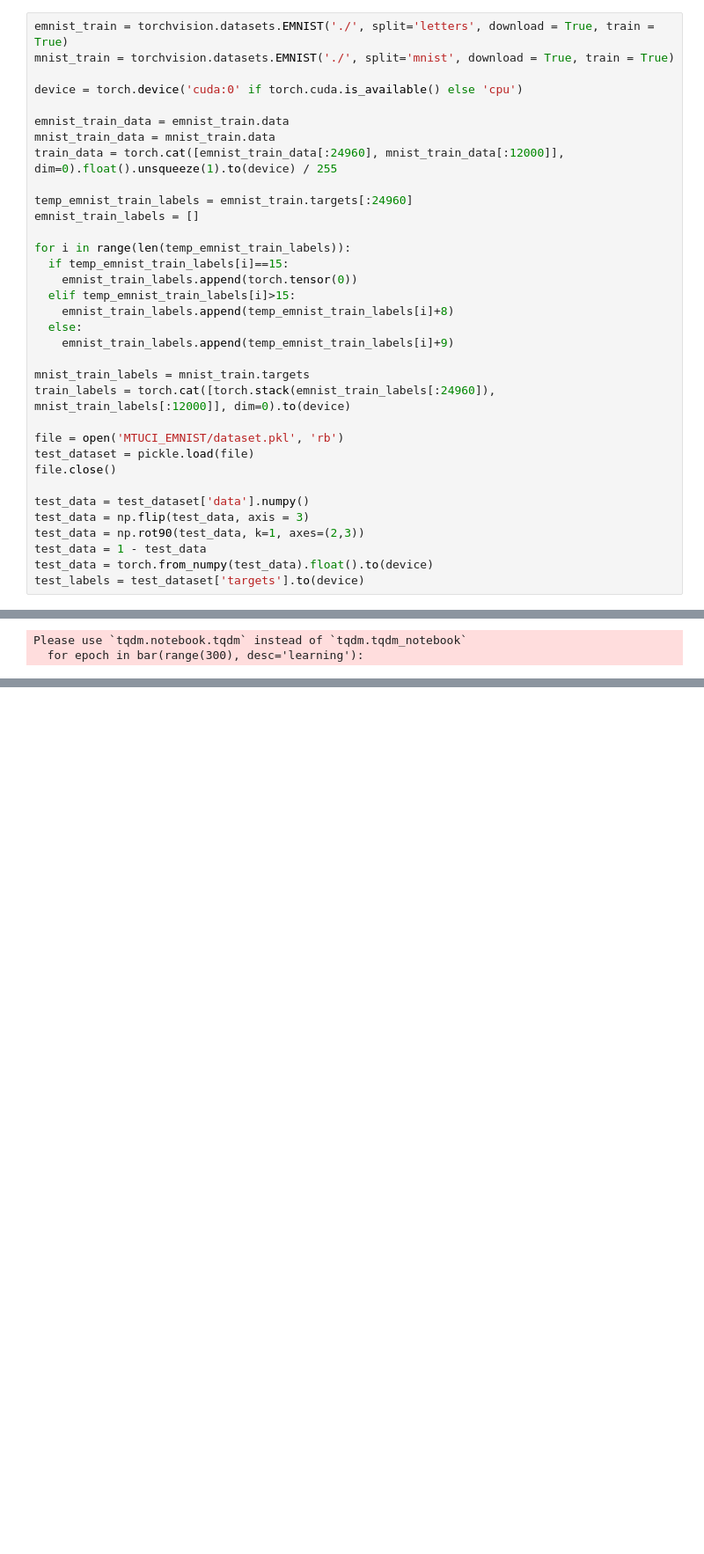
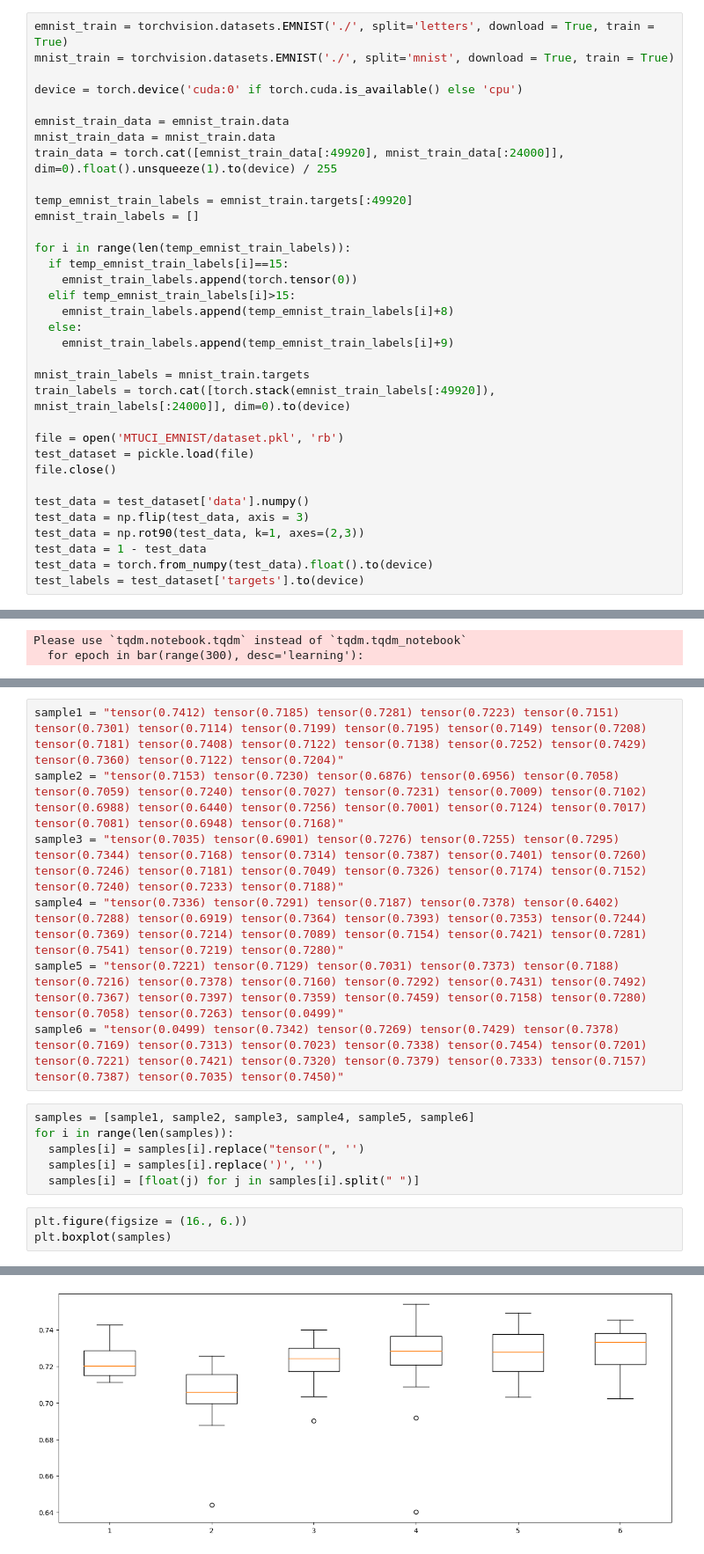
Before and after one commit to KORALLLL/MTUCI_EMNIST, a Jupyter notebook: notebooks/week2/ResearchOfDifferentConvLayers.ipynb, the cells around one changed output, grey strips where cells are left out. Shown at 88% size. Drawn from its saved outputs; the diff is of its cells as text; blank space fills up the shorter version.

```diff
--- a/notebooks/week2/ResearchOfDifferentConvLayers.ipynb
+++ b/notebooks/week2/ResearchOfDifferentConvLayers.ipynb
@@ -922,9 +923,9 @@ device = torch.device('cuda:0' if torch.cuda.is_available() else 'cpu')
 
 emnist_train_data = emnist_train.data
 mnist_train_data = mnist_train.data
-train_data = torch.cat([emnist_train_data[:24960], mnist_train_data[:12000]], dim=0).float().unsqueeze(1).to(device) / 255
+train_data = torch.cat([emnist_train_data[:49920], mnist_train_data[:24000]], dim=0).float().unsqueeze(1).to(device) / 255
 
-temp_emnist_train_labels = emnist_train.targets[:24960]
+temp_emnist_train_labels = emnist_train.targets[:49920]
 emnist_train_labels = []
 
 for i in range(len(temp_emnist_train_labels)):
@@ -936,7 +937,7 @@ for i in range(len(temp_emnist_train_labels)):
     emnist_train_labels.append(temp_emnist_train_labels[i]+9)
 
 mnist_train_labels = mnist_train.targets
-train_labels = torch.cat([torch.stack(emnist_train_labels[:24960]), mnist_train_labels[:12000]], dim=0).to(device)
+train_labels = torch.cat([torch.stack(emnist_train_labels[:49920]), mnist_train_labels[:24000]], dim=0).to(device)
 
 file = open('MTUCI_EMNIST/dataset.pkl', 'rb')
 test_dataset = pickle.load(file)
@@ -1566,0 +1725,17 @@ plt.plot(range(300), test_loss_history)
+# %%
+sample1 = "tensor(0.7412) tensor(0.7185) tensor(0.7281) tensor(0.7223) tensor(0.7151) tensor(0.7301) tensor(0.7114) tensor(0.7199) tensor(0.7195) tensor(0.7149) tensor(0.7208) tensor(0.7181) tensor(0.7408) tensor(0.7122) tensor(0.7138) tensor(0.7252) tensor(0.7429) tensor(0.7360) tensor(0.7122) tensor(0.7204)"
+sample2 = "tensor(0.7153) tensor(0.7230) tensor(0.6876) tensor(0.6956) tensor(0.7058) tensor(0.7059) tensor(0.7240) tensor(0.7027) tensor(0.7231) tensor(0.7009) tensor(0.7102) tensor(0.6988) tensor(0.6440) tensor(0.7256) tensor(0.7001) tensor(0.7124) tensor(0.7017) tensor(0.7081) tensor(0.6948) tensor(0.7168)"
+sample3 = "tensor(0.7035) tensor(0.6901) tensor(0.7276) tensor(0.7255) tensor(0.7295) tensor(0.7344) tensor(0.7168) tensor(0.7314) tensor(0.7387) tensor(0.7401) tensor(0.7260) tensor(0.7246) tensor(0.7181) tensor(0.7049) tensor(0.7326) tensor(0.7174) tensor(0.7152) tensor(0.7240) tensor(0.7233) tensor(0.7188)"
+sample4 = "tensor(0.7336) tensor(0.7291) tensor(0.7187) tensor(0.7378) tensor(0.6402) tensor(0.7288) tensor(0.6919) tensor(0.7364) tensor(0.7393) tensor(0.7353) tensor(0.7244) tensor(0.7369) tensor(0.7214) tensor(0.7089) tensor(0.7154) tensor(0.7421) tensor(0.7281) tensor(0.7541) tensor(0.7219) tensor(0.7280)"
+sample5 = "tensor(0.7221) tensor(0.7129) tensor(0.7031) tensor(0.7373) tensor(0.7188) tensor(0.7216) tensor(0.7378) tensor(0.7160) tensor(0.7292) tensor(0.7431) tensor(0.7492) tensor(0.7367) tensor(0.7397) tensor(0.7359) tensor(0.7459) tensor(0.7158) tensor(0.7280) tensor(0.7058) tensor(0.7263) tensor(0.0499)"
+sample6 = "tensor(0.0499) tensor(0.7342) tensor(0.7269) tensor(0.7429) tensor(0.7378) tensor(0.7169) tensor(0.7313) tensor(0.7023) tensor(0.7338) tensor(0.7454) tensor(0.7201) tensor(0.7221) tensor(0.7421) tensor(0.7320) tensor(0.7379) tensor(0.7333) tensor(0.7157) tensor(0.7387) tensor(0.7035) tensor(0.7450)"
+# %%
+samples = [sample1, sample2, sample3, sample4, sample5, sample6]
+for i in range(len(samples)):
+  samples[i] = samples[i].replace("tensor(", '')
+  samples[i] = samples[i].replace(')', '')
+  samples[i] = [float(j) for j in samples[i].split(" ")]
+# %%
+plt.figure(figsize = (16., 6.))
+plt.boxplot(samples)
+# %% [output]
@@ -1566,0 +1759 @@ plt.plot(range(300), test_loss_history)
+[figure, added]
```
Also changed, not shown: parts of 42 cells of this notebook.
